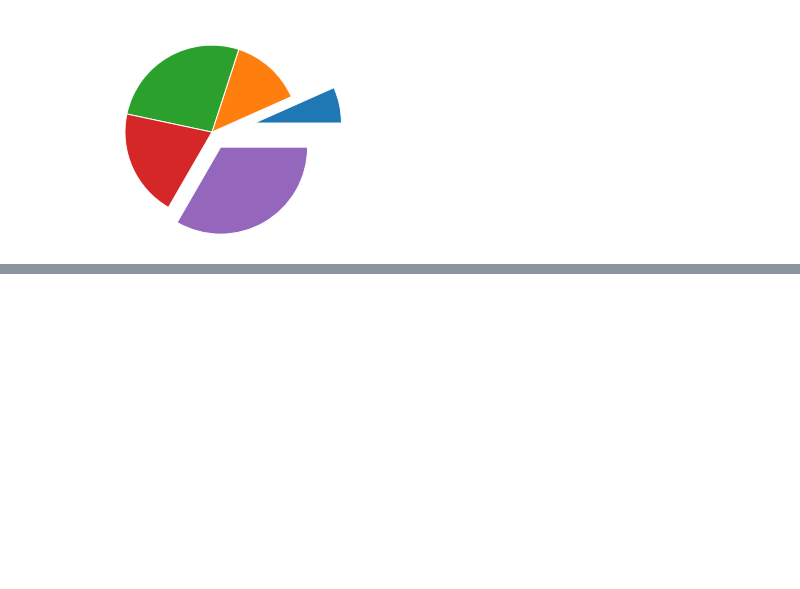
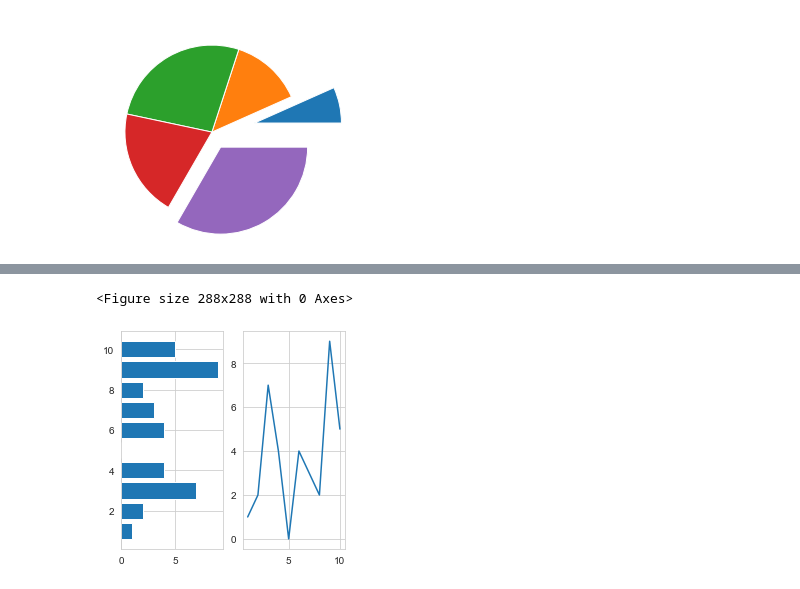
Before and after one commit to VaighundaSubash/MachineLearning, a Jupyter notebook: DataVisualization/MATPLOTLIB-datavisualization.ipynb, the cells around one changed output, grey strips where cells are left out. Saved outputs shown, nothing was run; the diff lists cells and outputs as text; code cells hidden in the pictures; blank space fills up the shorter version.

```diff
--- a/DataVisualization/MATPLOTLIB-datavisualization.ipynb
+++ b/DataVisualization/MATPLOTLIB-datavisualization.ipynb
@@ -148,0 +202,12 @@ plt.show()
+# %%
+rcParams['figure.figsize'] = 4,4
+#ax = fig.add_axes([0,0,1,1])
+# subplots using number rows and col 1 and 2
+fig = plt.figure()
+fig, ax = plt.subplots(1,2)
+ax[0].barh(x,y)
+ax[1].plot(x,y)
+plt.show()
+# %% [output]
+<Figure size 288x288 with 0 Axes>
+[figure, added]
```
Also changed, not shown: parts of 16 cells of this notebook.
